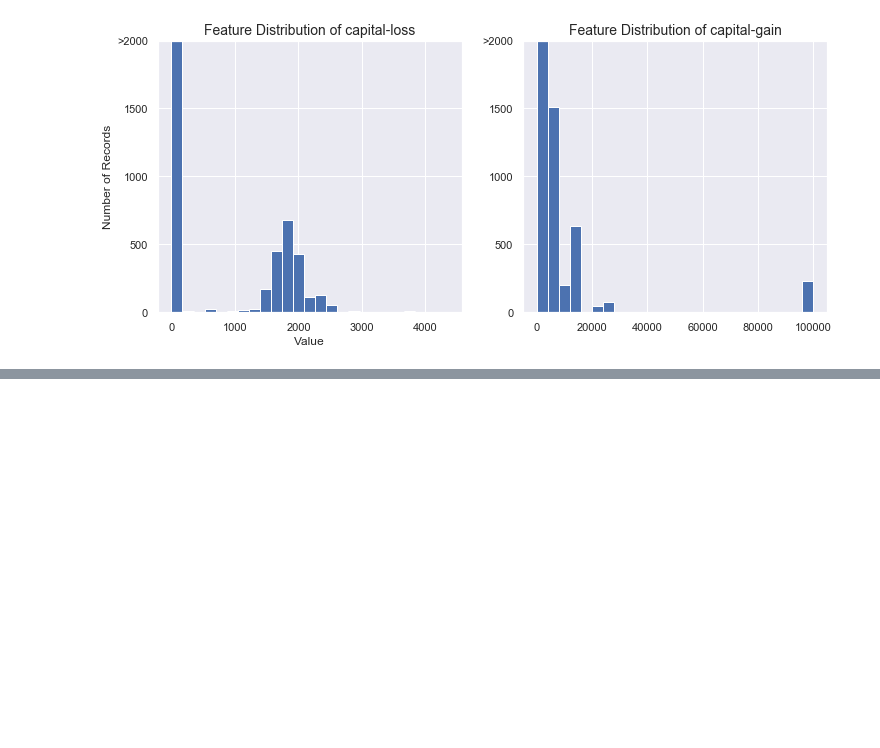
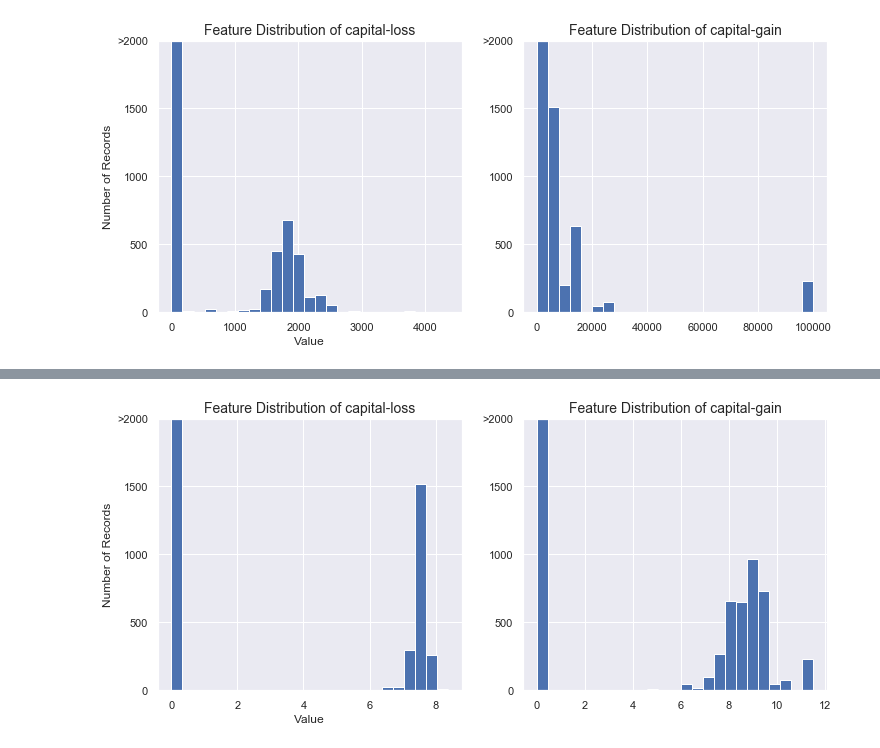
Before and after one commit to CodeInDna/Data_Science_Projects, a Jupyter notebook: Mini_Projects/Finding_donars/Income_Classification_Problem.ipynb, the cells around one changed output, grey strips where cells are left out. Drawn from its saved outputs; the diff is of its cells as text; code cells hidden in the pictures; blank space fills up the shorter version.

```diff
--- a/Mini_Projects/Finding_donars/Income_Classification_Problem.ipynb
+++ b/Mini_Projects/Finding_donars/Income_Classification_Problem.ipynb
@@ -177,0 +181,7 @@ With this census data, we have such features which falls in this scenario i.e. `
+# %%
+# Log Transform skewed features
+skewed_feats = ['capital-loss', 'capital-gain']
+df_log_transformed = df.copy()
+df_log_transformed[skewed_feats] = df_log_transformed[skewed_feats].apply(lambda x:np.log(x + 1))
+
+df_log_transformed.head()
@@ -177,0 +195,18 @@ With this census data, we have such features which falls in this scenario i.e. `
+# %%
+fig, (ax1, ax2) = plt.subplots(1, 2, figsize=(12, 5))
+
+ax1.hist(df_log_transformed['capital-loss'], bins=25)
+ax1.set_xlabel("Value")
+ax1.set_ylabel("Number of Records")
+ax1.set_ylim((0, 2000))
+ax1.set_yticks([0, 500, 1000, 1500, 2000])
+ax1.set_yticklabels([0, 500, 1000, 1500, ">2000"])
+ax1.set_title(f"Feature Distribution of capital-loss", fontsize=14);
+
+ax2.hist(df_log_transformed['capital-gain'], bins=25)
+ax2.set_ylim((0, 2000))
+ax2.set_yticks([0, 500, 1000, 1500, 2000])
+ax2.set_yticklabels([0, 500, 1000, 1500, ">2000"])
+ax2.set_title(f"Feature Distribution of capital-gain", fontsize=14);
+# %% [output]
+[figure, added]
```
Also changed, not shown: parts of 5 cells of this notebook.
